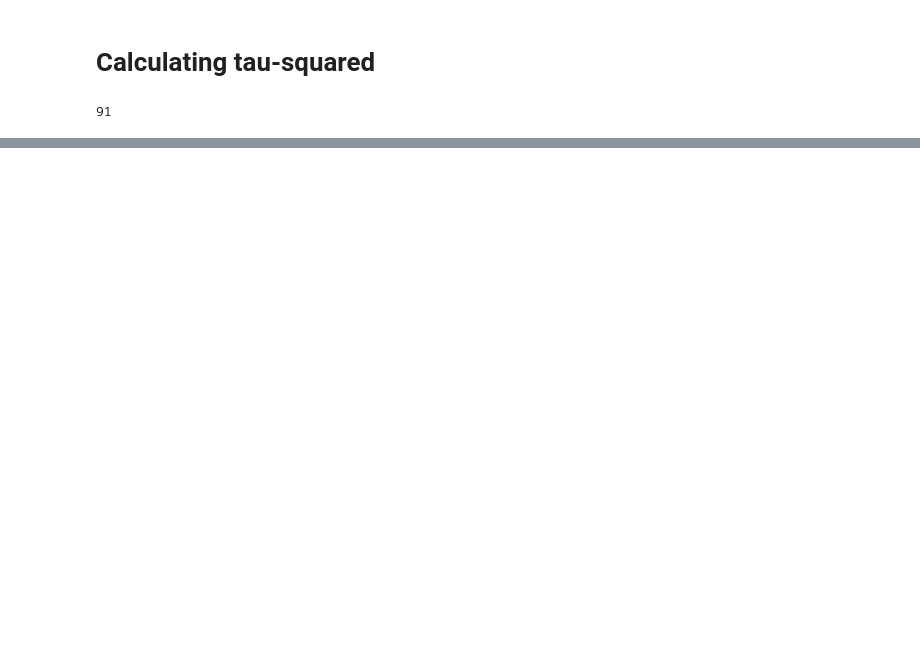
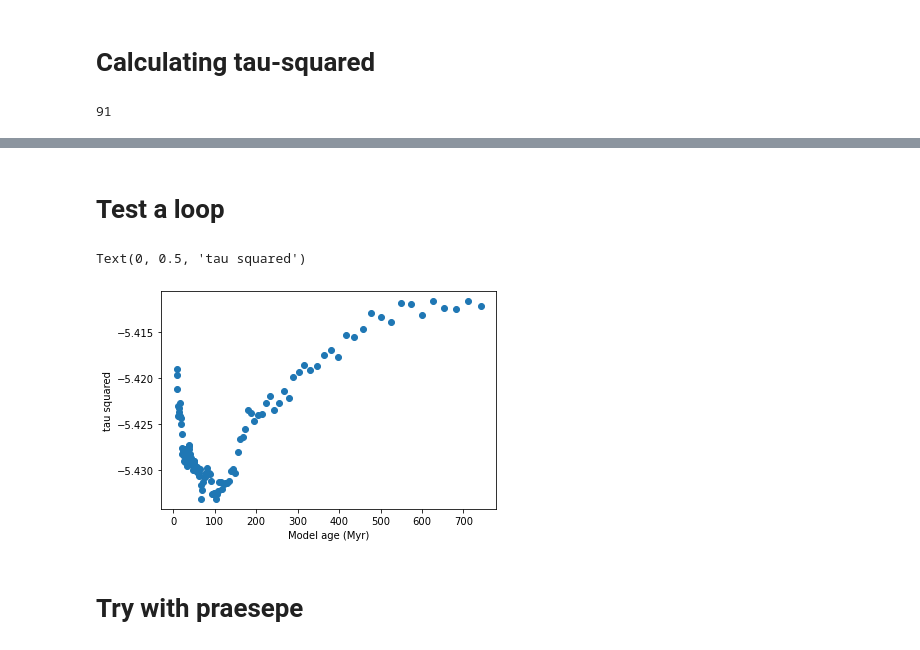
Before and after one commit to stephtdouglas/TESS_young, a Jupyter notebook: test_tau_sq.ipynb, the cells around one changed output, grey strips where cells are left out. Cells and saved outputs as stored; diff of their text form; code cells hidden in the pictures; blank space fills up the shorter version.

Commit message:
testing other models and praesepe

```diff
--- a/test_tau_sq.ipynb
+++ b/test_tau_sq.ipynb
@@ -300,0 +289,2 @@ tau_sq
+# %% [markdown]
+# Test a loop
@@ -300,0 +338,22 @@ tau_sq
+# %%
+# Find all the model ages I have
+model_year = 2022
+period_scale = "linear"
+models = glob.glob(os.path.expanduser(f"~/Dropbox/Models/UpSco_Mattea{model_year}/UpSco_Mattea{model_year}*Myr.txt"))
+# print(models)
+
+model_ages = np.sort([int(mod.split("_")[-1][:5]) for mod in models])
+# print(model_ages)
+
+all_tau_sq = np.zeros(len(model_ages))
+for i, age in enumerate(model_ages):
+    all_tau_sq[i] = calc_tausq(model_year,age,period_scale)
+# %%
+plt.plot(model_ages,all_tau_sq,'o')
+plt.xlabel("Model age (Myr)")
+plt.ylabel("tau squared")
+# %% [output]
+Text(0, 0.5, 'tau squared')
+[figure, added]
+# %% [markdown]
+# Try with praesepe
```
Also changed, not shown: parts of 11 cells of this notebook.
